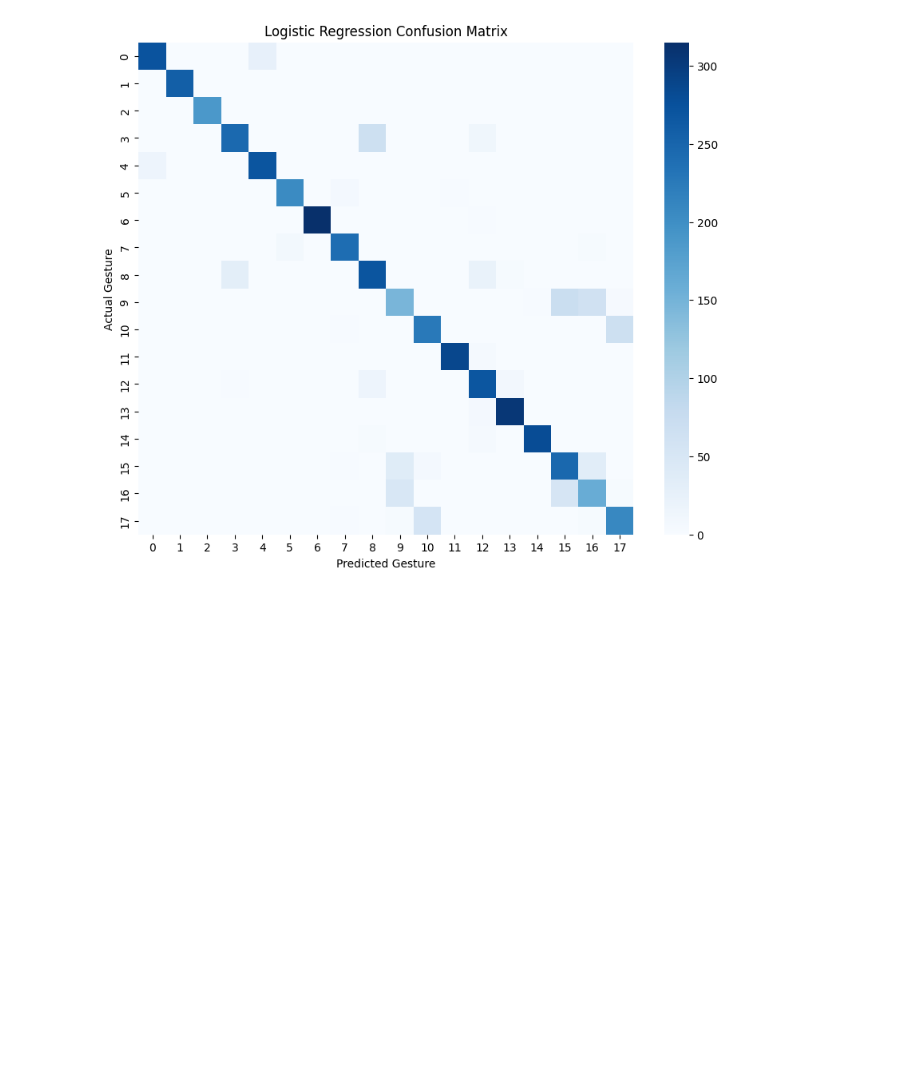
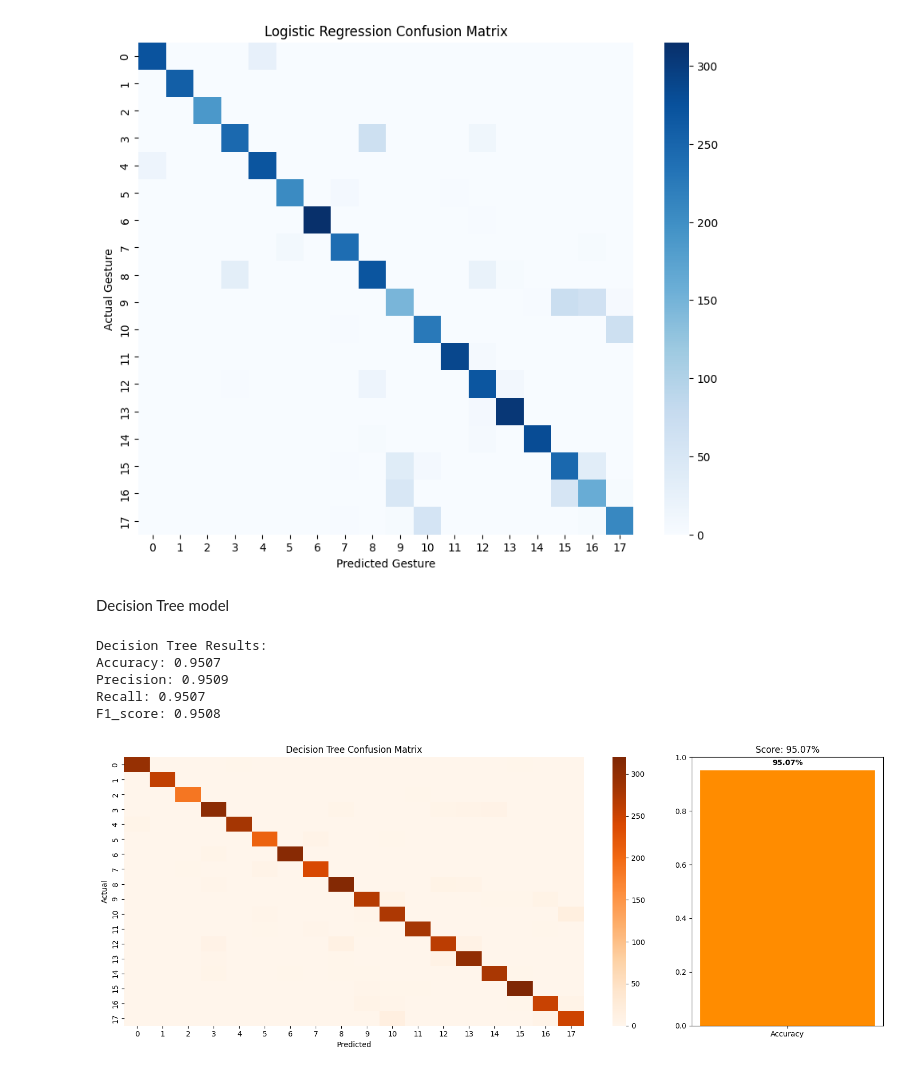
Before and after one commit to MarwanZaineldeen/Hand-Gesture-Classification-MLflow, a Jupyter notebook: hand_gesture_classification.ipynb, the cells around one changed output. Drawn from its saved outputs; the diff is of its cells as text; code cells hidden in the pictures; blank space fills up the shorter version.

Commit message:
feat: add Decision Tree model and accuracy visualization

```diff
--- a/hand_gesture_classification.ipynb
+++ b/hand_gesture_classification.ipynb
@@ -248,3 +248,45 @@ plt.xlabel('Predicted Gesture')
 plt.show()
 # %% [output]
 [figure]
+# %% [markdown]
+Decision Tree model
+# %%
+dt_model = DecisionTreeClassifier(random_state=42)
+dt_model.fit(X_train, y_train)
+
+y_pred_dt = dt_model.predict(X_test)
+dt_acc = accuracy_score(y_test, y_pred_dt)
+dt_metrics = {
+    "accuracy": dt_acc,
+    "precision": precision_score(y_test, y_pred_dt, average='weighted'),
+    "recall": recall_score(y_test, y_pred_dt, average='weighted'),
+    "f1_score": f1_score(y_test, y_pred_dt, average='weighted')
+}
+
+print("Decision Tree Results:")
+for metric, value in dt_metrics.items():
+    print(f"{metric.capitalize()}: {value:.4f}")
+# %% [output]
+Decision Tree Results:
+Accuracy: 0.9507
+Precision: 0.9509
+Recall: 0.9507
+F1_score: 0.9508
+# %%
+fig, (ax1, ax2) = plt.subplots(1, 2, figsize=(15, 6), gridspec_kw={'width_ratios': [3, 1]})
+
+sns.heatmap(confusion_matrix(y_test, y_pred_dt), annot=False, cmap='Oranges', ax=ax1)
+ax1.set_title("Decision Tree Confusion Matrix")
+ax1.set_ylabel('Actual')
+ax1.set_xlabel('Predicted')
+
+ax2.bar(['Accuracy'], [dt_acc], color='darkorange')
+ax2.set_ylim(0, 1)
+ax2.set_title(f"Score: {dt_acc:.2%}")
+for i, v in enumerate([dt_acc]):
+    ax2.text(i, v + 0.02, f"{v:.2%}", ha='center', fontweight='bold')
+
+plt.tight_layout()
+plt.show()
+# %% [output]
+[figure, added]
```
